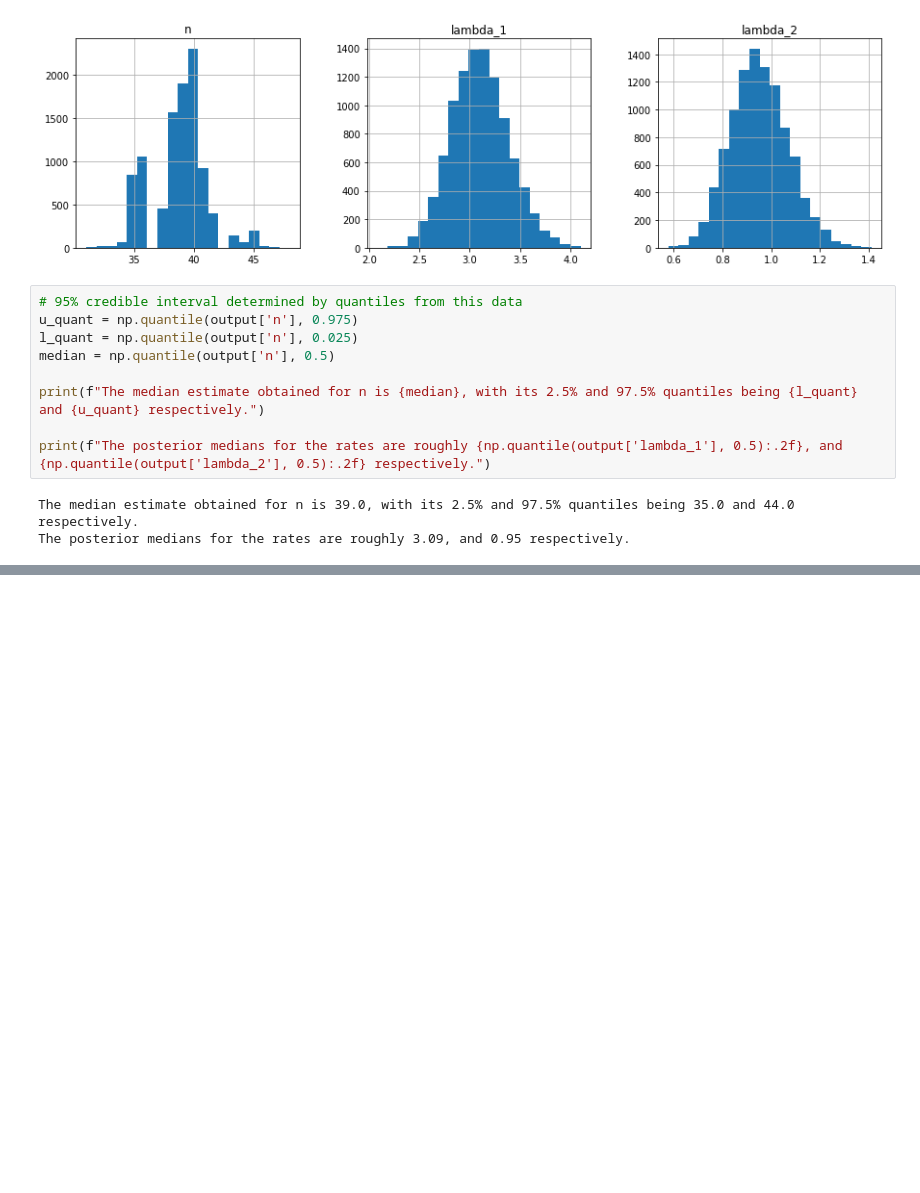
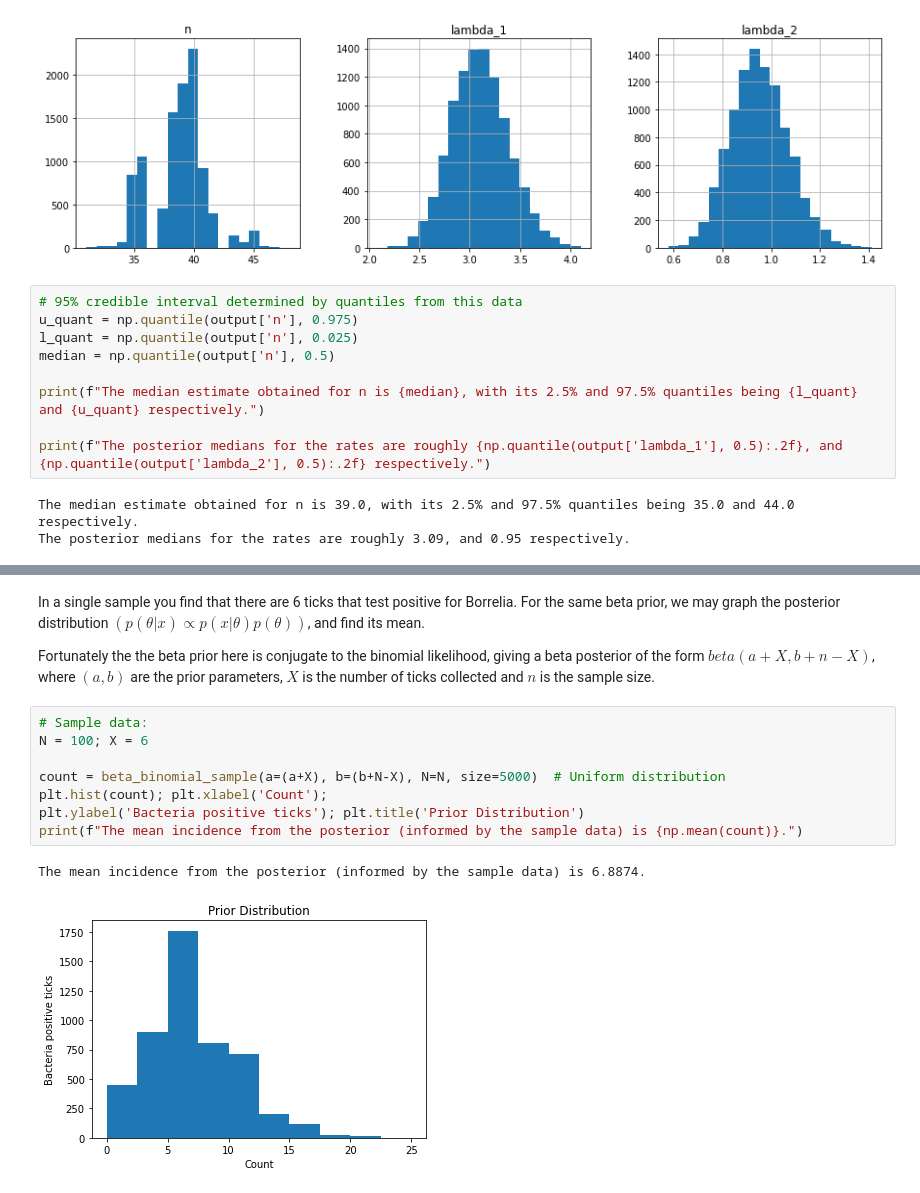
Before and after one commit to KCGallagher/periodic-sampling, a Jupyter notebook: periodic_sampling/gibbs_sampler/exampler.ipynb, the cells around one changed output, grey strips where cells are left out. Drawn from its saved outputs; the diff is of its cells as text; blank space fills up the shorter version.

```diff
--- a/periodic_sampling/gibbs_sampler/exampler.ipynb
+++ b/periodic_sampling/gibbs_sampler/exampler.ipynb
@@ -211,0 +256,16 @@ The posterior medians for the rates are roughly 3.09, and 0.95 respectively.
+# %% [markdown]
+In a single sample you find that there are 6 ticks that test positive for Borrelia.
+For the same beta prior, we may graph the posterior distribution $(p(\theta | x) \propto p(x | \theta) p(\theta))$, and find its mean.
+
+Fortunately the the beta prior here is conjugate to the binomial likelihood, giving a beta posterior of the form $beta(a+X, b+n−X)$, where $(a, b)$ are the prior parameters, $X$ is the number of ticks collected and $n$ is the sample size.
+# %%
+# Sample data:
+N = 100; X = 6
+
+count = beta_binomial_sample(a=(a+X), b=(b+N-X), N=N, size=5000)  # Uniform distribution
+plt.hist(count); plt.xlabel('Count');
+plt.ylabel('Bacteria positive ticks'); plt.title('Prior Distribution')
+print(f"The mean incidence from the posterior (informed by the sample data) is {np.mean(count)}.")
+# %% [output]
+The mean incidence from the posterior (informed by the sample data) is 6.8874.
+[figure, added]
```
Also changed, not shown: parts of 18 cells of this notebook.
